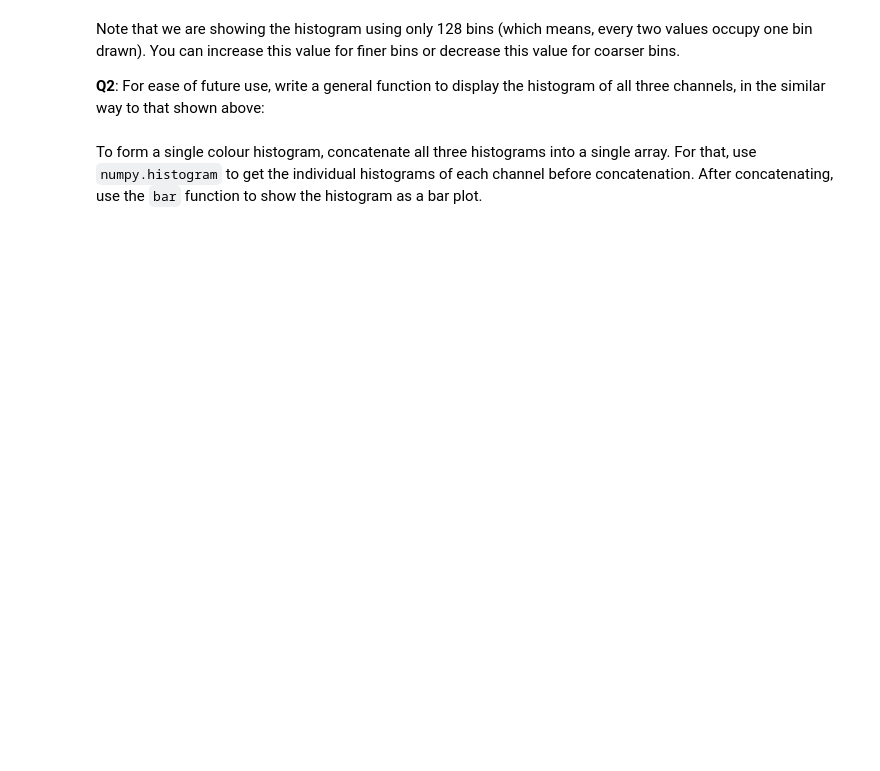
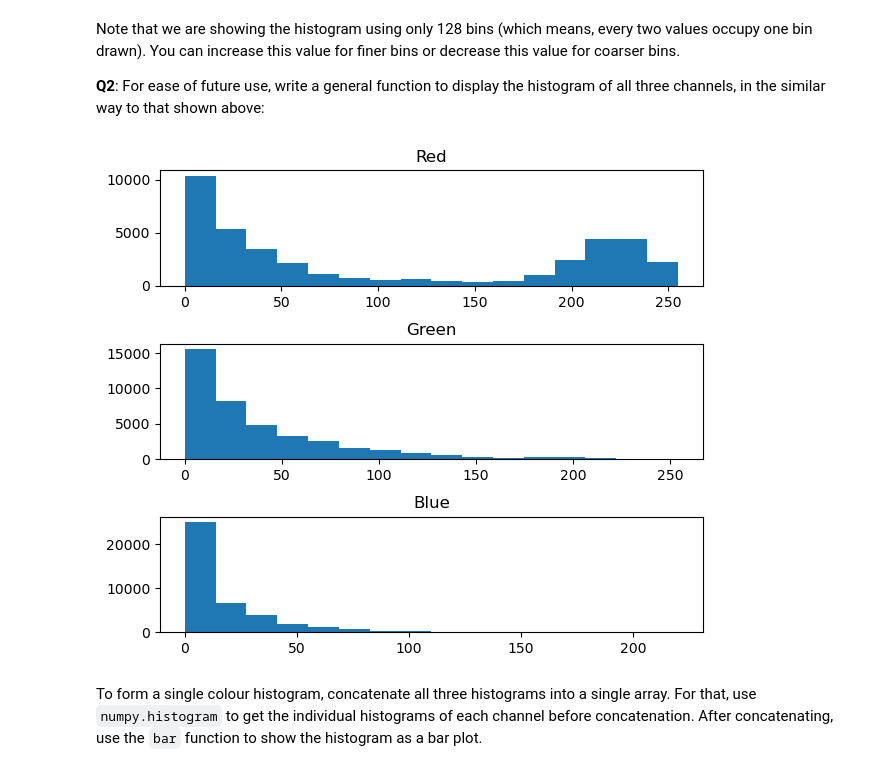
Before and after one commit to junyao0525/Vision-lab-CDS6334, a Jupyter notebook: Lab05/Lab05.ipynb, the cells around one changed output. Saved outputs shown, nothing was run; the diff lists cells and outputs as text; code cells hidden in the pictures; blank space fills up the shorter version.

```diff
--- a/Lab05/Lab05.ipynb
+++ b/Lab05/Lab05.ipynb
@@ -168,17 +233,33 @@ Note that we are showing the histogram using only 128 bins (which means, every t
 # %%
 def allChannelHist(img, bins=128):
     # add your code
+
+    img = cv2.cvtColor(img,cv2.COLOR_BGR2RGB)
+    r,g,b = img[:,:,0],img[:,:,1],img[:,:,2]
+    title = ['Red','Green','Blue']
+    img = [r,g,b]
+
+    plt.figure(figsize=(7,6))
+    plt.subplots_adjust(hspace=.5)
+    for i in range(len(title)):
+        plt.subplot(len(title),1,i+1)
+        plt.title(title[i])
+        plt.hist(np.ndarray.flatten(img[i]),bins=bins)
+    plt.show()
+
 
     #Steps
     #convert color channels
     #define a figure and setup the plotting space
     #create a for loop to go through channels/select subplot
     #in the selected subplot, plot histogram of specified bins
     #add name to identify which plot for which channel
 
 #Test function:
 redflower = cv2.imread('redflower.jpg')
 allChannelHist(redflower, 16)
+# %% [output]
+[figure, added]
 # %% [markdown]
 To form a single colour histogram, concatenate all three histograms into a single array. For that, use `numpy.histogram` to get the individual histograms of each channel before concatenation. After concatenating, use the `bar` function to show the histogram as a bar plot.
 # %%
```
Also changed, not shown: parts of 18 cells of this notebook.
